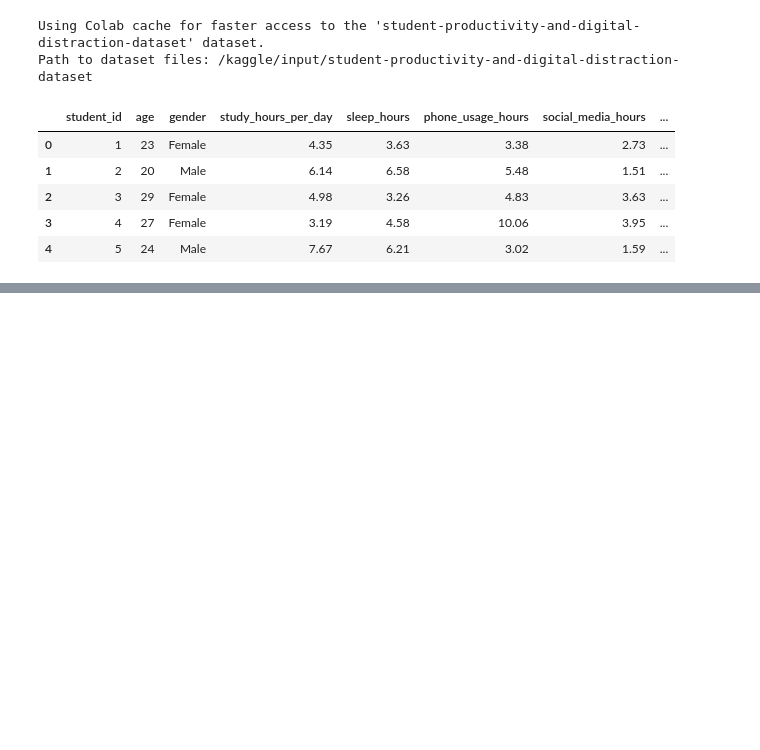
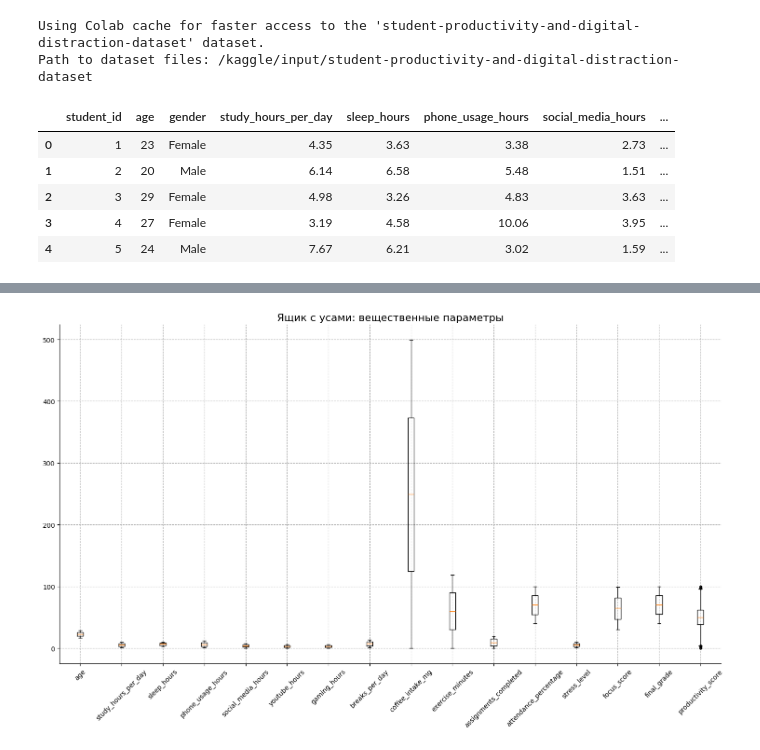
Before and after one commit to ekttd/student-productivity, a Jupyter notebook: student_productivity.ipynb, the cells around one changed output, grey strips where cells are left out. Cells and saved outputs as stored; diff of their text form; code cells hidden in the pictures; blank space fills up the shorter version.

```diff
--- a/student_productivity.ipynb
+++ b/student_productivity.ipynb
@@ -34,0 +107,33 @@ dataset.head()
+# %%
+def boxplot_for_atribute_set(df, labels, ax, ylim=None, ylabel=None):
+  flierprops = dict(marker='o', markersize=3)
+
+  for i, col in enumerate(labels):
+    ax.boxplot(df[col], positions=[i + 1], flierprops=flierprops) # i + 1
+    ax.tick_params(labelsize=10)
+    ax.set_xticks(np.arange(len(labels)) + 1, labels)
+
+    if ylim:
+      ax.set_ylim(ylim)
+
+    if ylabel:
+      ax.set_ylabel(ylabel)
+# %%
+fig, ax = plt.subplots(figsize=(10, 10))
+fig.set_figwidth(15)
+plt.xticks(rotation=45)
+boxplot_for_atribute_set(df, numeric_cols, ax)
+ax.set_title('Ящик с усами: вещественные параметры', fontsize=16)
+
+# уберем лишние границы графика
+ax.spines['right'].set_visible(False)
+ax.spines['top'].set_visible(False)
+
+# добавили немного больше координатной сетке,
+# чтобы более точно определить диапазоны значений
+minor_ticks = np.arange(0, 101, 5)
+
+ax.grid(linestyle='--' )
+fig.tight_layout(rect=[0, .03, 1, .95])
+# %% [output]
+[figure, added]
```
Also changed, not shown: parts of 6 cells of this notebook.
